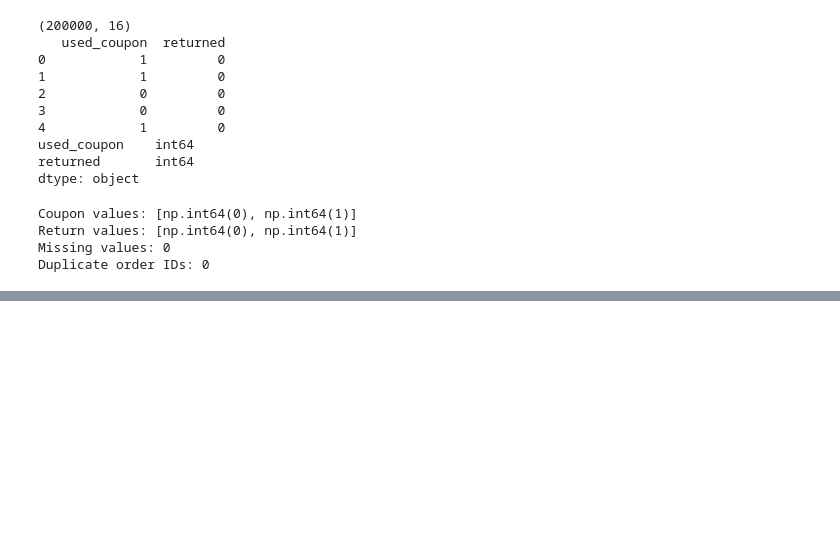
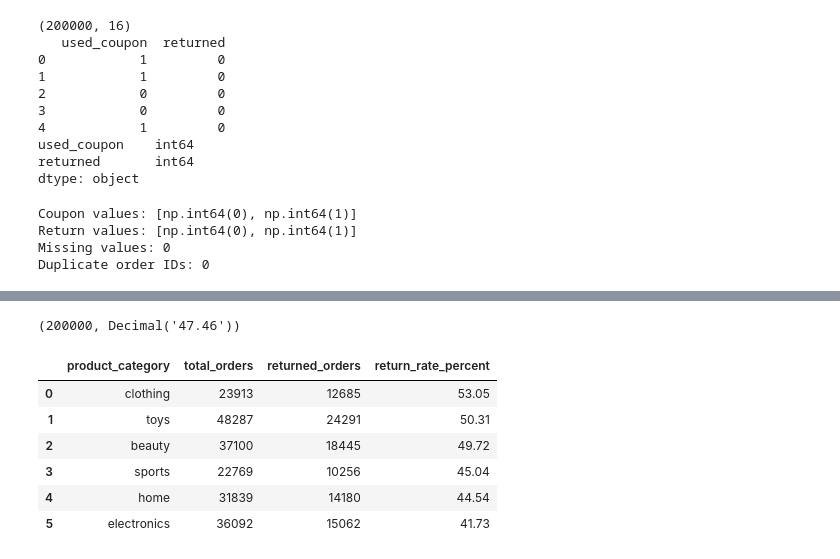
Before and after one commit to AyushGupta510/D2C_returns_project, a Jupyter notebook: phase_1/source/exploration.ipynb, the cells around one changed output, grey strips where cells are left out. Drawn from its saved outputs; the diff is of its cells as text; code cells hidden in the pictures; blank space fills up the shorter version.

```diff
--- a/phase_1/source/exploration.ipynb
+++ b/phase_1/source/exploration.ipynb
@@ -744,0 +749,54 @@ Import completed.
+# %%
+from sqlalchemy import text
+
+with engine.connect() as connection:
+    result = connection.execute(
+        text("""
+            SELECT
+                COUNT(*) AS total_orders,
+                ROUND(AVG(returned::int) * 100, 2) AS return_rate
+            FROM public.orders
+        """)
+    )
+
+    print(result.fetchone())
+# %% [output]
+(200000, Decimal('47.46'))
+# %%
+import pandas as pd
+from sqlalchemy import text
+
+def get_return_rate_by_category():
+    # SQL calculates actual business metrics directly from PostgreSQL.
+    query = text("""
+        SELECT
+            product_category,
+            COUNT(*) AS total_orders,
+            SUM(returned::int) AS returned_orders,
+            ROUND(AVG(returned::int) * 100, 2)
+                AS return_rate_percent
+        FROM public.orders
+        GROUP BY product_category
+        ORDER BY return_rate_percent DESC;
+    """)
+
+    # Fetch the database results without modifying the original data.
+    with engine.connect() as connection:
+        rows = connection.execute(query).mappings().all()
+
+    # Convert results into a DataFrame for analysis and visualization.
+    return pd.DataFrame([dict(row) for row in rows])
+# %%
+# Generate the category-level report from live database data.
+category_report = get_return_rate_by_category()
+
+# Display the results as a readable table.
+display(category_report)
+# %% [output]
+|  | product_category | total_orders | returned_orders | return_rate_percent |
+| 0 | clothing | 23913 | 12685 | 53.05 |
+| 1 | toys | 48287 | 24291 | 50.31 |
+| 2 | beauty | 37100 | 18445 | 49.72 |
+| 3 | sports | 22769 | 10256 | 45.04 |
+| 4 | home | 31839 | 14180 | 44.54 |
+| 5 | electronics | 36092 | 15062 | 41.73 |
```
Also changed, not shown: parts of 6 cells of this notebook, 2 other files.
